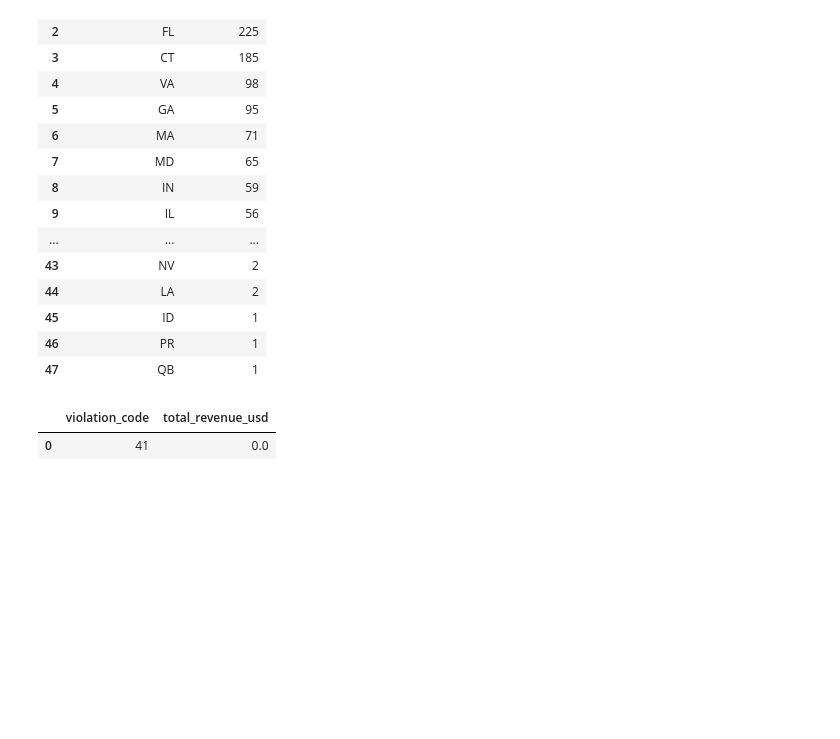
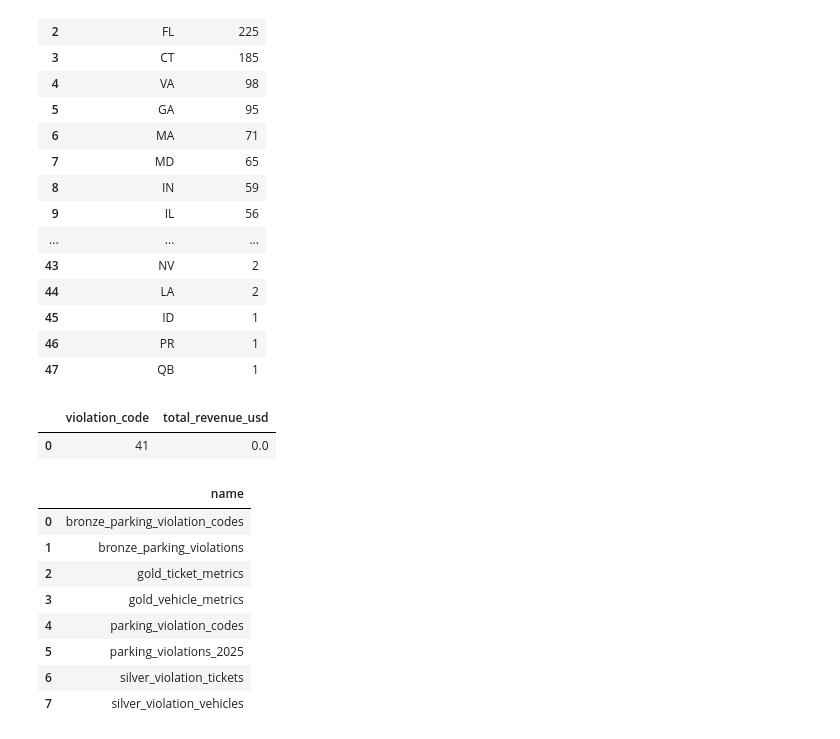
Before and after one commit to SiddhuShkya/Data-Engineering-With-DBT, a Jupyter notebook: run-queries.ipynb, the cells around one changed output. Drawn from its saved outputs; the diff is of its cells as text; code cells hidden in the pictures; blank space fills up the shorter version.

```diff
--- a/run-queries.ipynb
+++ b/run-queries.ipynb
@@ -207,3 +207,42 @@ with ddb.connect("data/nyc_parking_violations.db") as con:
 # %% [output]
 |  | violation_code | total_revenue_usd |
 | 0 | 41 | 0.0 |
+# %%
+sql_query_import_1 = """
+CREATE OR REPLACE TABLE parking_violation_codes AS
+SELECT *
+FROM read_csv_auto(
+    'data/DOF_Parking_Violation_Codes_20260603.csv',
+    normalize_names=True
+)
+"""
+
+sql_query_import_2 = """
+CREATE OR REPLACE TABLE parking_violations_2025 AS
+SELECT *
+FROM read_csv_auto(
+    'data/sample_parking_violations_2025.csv',
+    normalize_names=True
+)
+"""
+
+with ddb.connect("data/prod_nyc_parking_violations.db") as con:
+    con.sql(sql_query_import_1)
+    con.sql(sql_query_import_2)
+# %%
+sql_query = """
+show tables;
+"""
+
+with ddb.connect("data/prod_nyc_parking_violations.db") as con:
+    display(con.sql(sql_query).df())
+# %% [output]
+|  | name |
+| 0 | bronze_parking_violation_codes |
+| 1 | bronze_parking_violations |
+| 2 | gold_ticket_metrics |
+| 3 | gold_vehicle_metrics |
+| 4 | parking_violation_codes |
+| 5 | parking_violations_2025 |
+| 6 | silver_violation_tickets |
+| 7 | silver_violation_vehicles |
```
Also changed, not shown: 6 other files.
